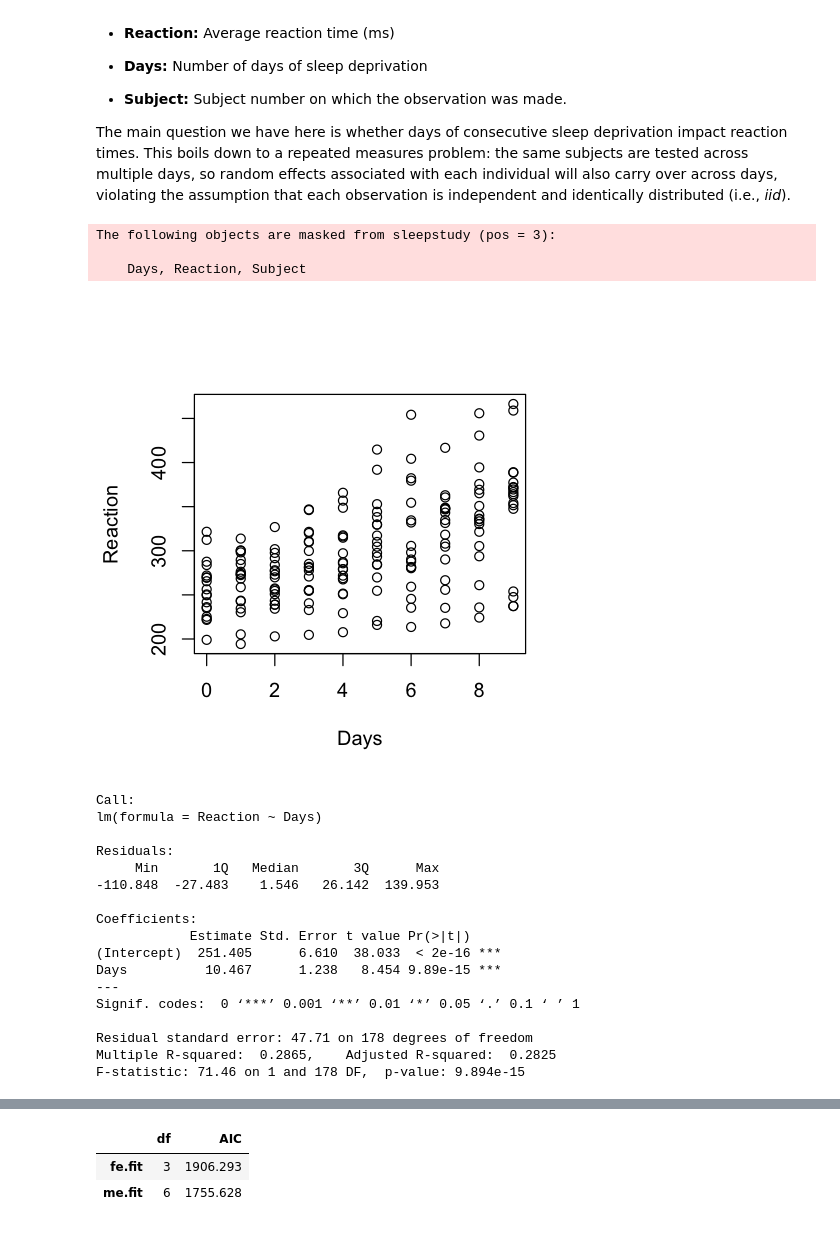
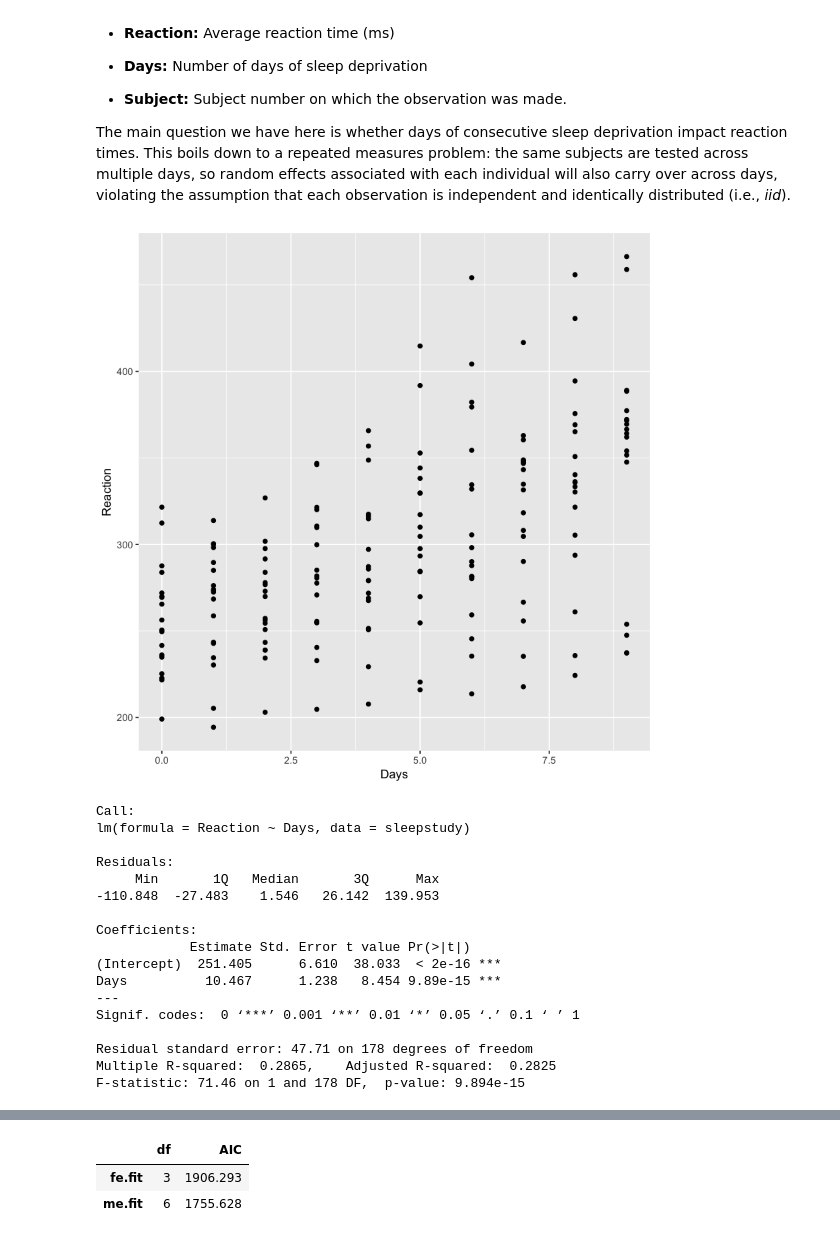
Before and after one commit to CoAxLab/DataSciencePsychNeuro, a Jupyter notebook: RecitationNotebooks/Recitation06_modelingContinuousData.ipynb, the cells around one changed output, grey strips where cells are left out. Saved outputs shown, nothing was run; the diff lists cells and outputs as text; code cells hidden in the pictures.

```diff
--- a/RecitationNotebooks/Recitation06_modelingContinuousData.ipynb
+++ b/RecitationNotebooks/Recitation06_modelingContinuousData.ipynb
@@ -466,20 +512,19 @@ Thus we have a data frame with 180 observations on the following 3 variables.
 The main question we have here is whether days of consecutive sleep deprivation impact reaction times.  This boils down to a repeated measures problem: the same subjects are tested across multiple days, so random effects associated with each individual will also carry over across days, violating the assumption that each observation is independent and identically distributed (i.e., _iid_).
 # %%
 # Let's take a look at the fixed effects
-attach(sleepstudy)
-plot(Days, Reaction)
+# attach(sleepstudy)
+# plot(Days, Reaction)
+
+ggplot(aes(Days, Reaction), data=sleepstudy) + geom_point()
 # %% [output]
-The following objects are masked from sleepstudy (pos = 3):
-
-    Days, Reaction, Subject
-[figure, old version]
+[figure, new version]
 # %%
 # First let's try the simple linear fit (aka- the Fixed effect)
-fe.fit = lm(Reaction~Days)
+fe.fit = lm(Reaction~Days, data=sleepstudy)
 summary(fe.fit)
 # %% [output]
 Call:
-lm(formula = Reaction ~ Days)
+lm(formula = Reaction ~ Days, data = sleepstudy)
 
 Residuals:
      Min       1Q   Median       3Q      Max
```
Also changed, not shown: parts of 51 cells of this notebook.
